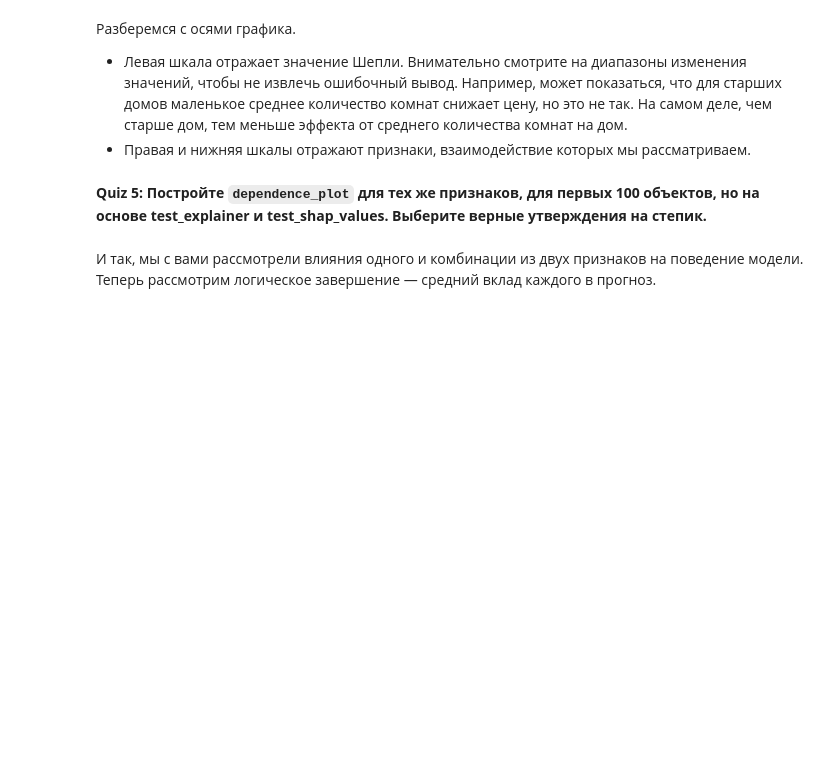
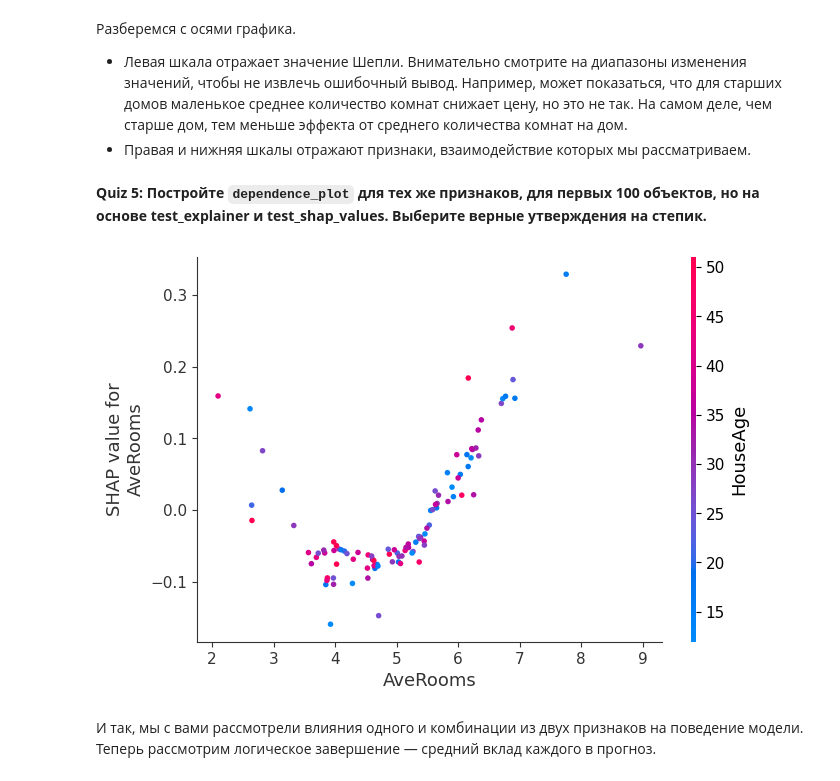
Before and after one commit to it-is-helga/XAI-practice, a Jupyter notebook: shap_HW.ipynb, the cells around one changed output. Saved outputs shown, nothing was run; the diff lists cells and outputs as text; code cells hidden in the pictures; blank space fills up the shorter version.

```diff
--- a/shap_HW.ipynb
+++ b/shap_HW.ipynb
@@ -175,3 +215,9 @@ shap.dependence_plot("AveRooms", shap_values.values[:100], X_train[:100], intera
+# %%
+# Ваш код здесь
+# Создадим dependence plot для рассмотрения влияния пары признаков на выход модели
+shap.dependence_plot("AveRooms", shap_values_t.values[:100], X_test[:100], interaction_index="HouseAge")
+# %% [output]
+[figure, added]
 # %% [markdown]
 И так, мы с вами рассмотрели влияния одного и комбинации из двух признаков на поведение модели. Теперь рассмотрим логическое завершение — средний вклад каждого в прогноз.
 # %%
```
Also changed, not shown: parts of 15 cells of this notebook.
